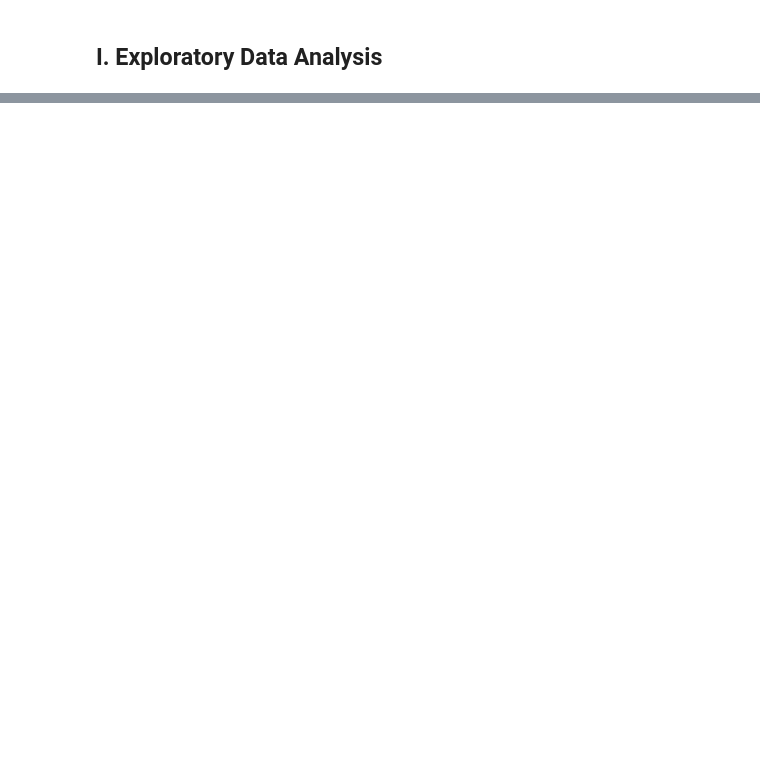
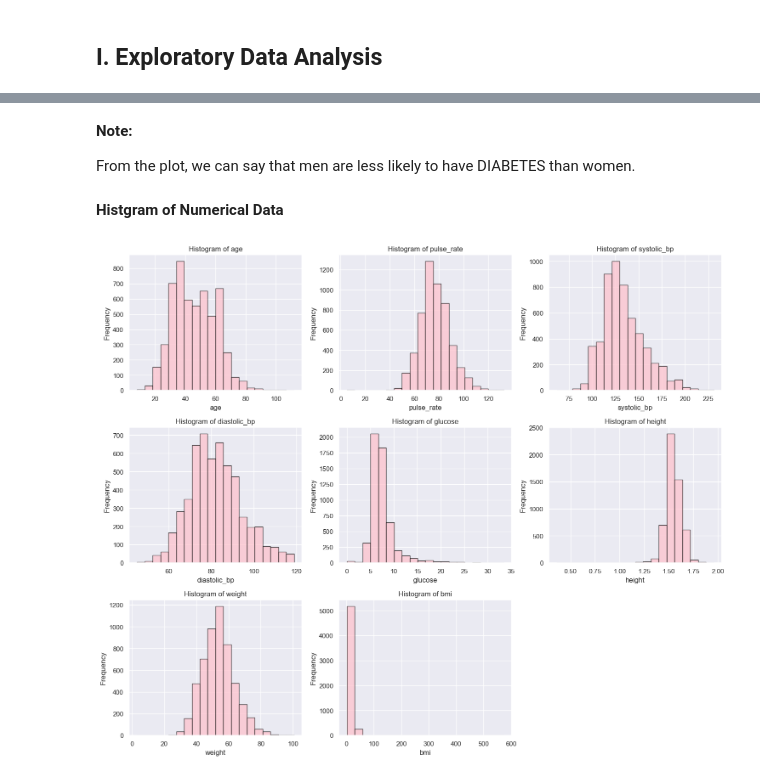
Before and after one commit to StrikerEurika/Diabetes-Classification, a Jupyter notebook: notebooks/notebook.ipynb, the cells around one changed output, grey strips where cells are left out. Saved outputs shown, nothing was run; the diff lists cells and outputs as text; code cells hidden in the pictures; blank space fills up the shorter version.

```diff
--- a/notebooks/notebook.ipynb
+++ b/notebooks/notebook.ipynb
@@ -209,0 +257,39 @@ ImportError: attempted relative import with no known parent package
+# %% [markdown]
+**Note:**
+
+From the plot, we can say that men are less likely to have DIABETES than women.
+# %% [markdown]
+**Histgram of Numerical Data**
+# %%
+# columns of data we wanna plot histogram
+numerical_columns = ['age', 'pulse_rate', 'systolic_bp', 'diastolic_bp', 'glucose', 'height', 'weight', 'bmi']
+
+# function for numerical histogram plots
+def plot_numerical_histogram(df: pd.DataFrame, cols, bins=20) -> None:
+    # Define the number of subplots needed
+    num_columns = len(cols)
+    rows = (num_columns // 2) + (num_columns % 3 > 0)  # Arrange in 3 columns
+
+    # Set up the figure with subplots
+    fig, axes = plt.subplots(rows, 3, figsize=(15, rows * 4))
+    axes = axes.flatten()  # Flatten for easy iteration
+
+    # Plot each numerical column as a histogram
+    for i, column in enumerate(cols):
+        axes[i].hist(df[column], bins=bins, color="pink", alpha=0.7, edgecolor="black")
+        axes[i].set_title(f"Histogram of {column}")
+        axes[i].set_xlabel(column)
+        axes[i].set_ylabel("Frequency")
+
+    # Hide empty subplots (if any)
+    for j in range(i + 1, len(axes)):
+        axes[j].set_visible(False)
+
+    # Adjust layout
+    plt.tight_layout()
+    plt.show()
+
+
+plot_numerical_histogram(df, numerical_columns)
+# %% [output]
+[figure, added]
```
Also changed, not shown: parts of 142 cells of this notebook, 1 other file.
